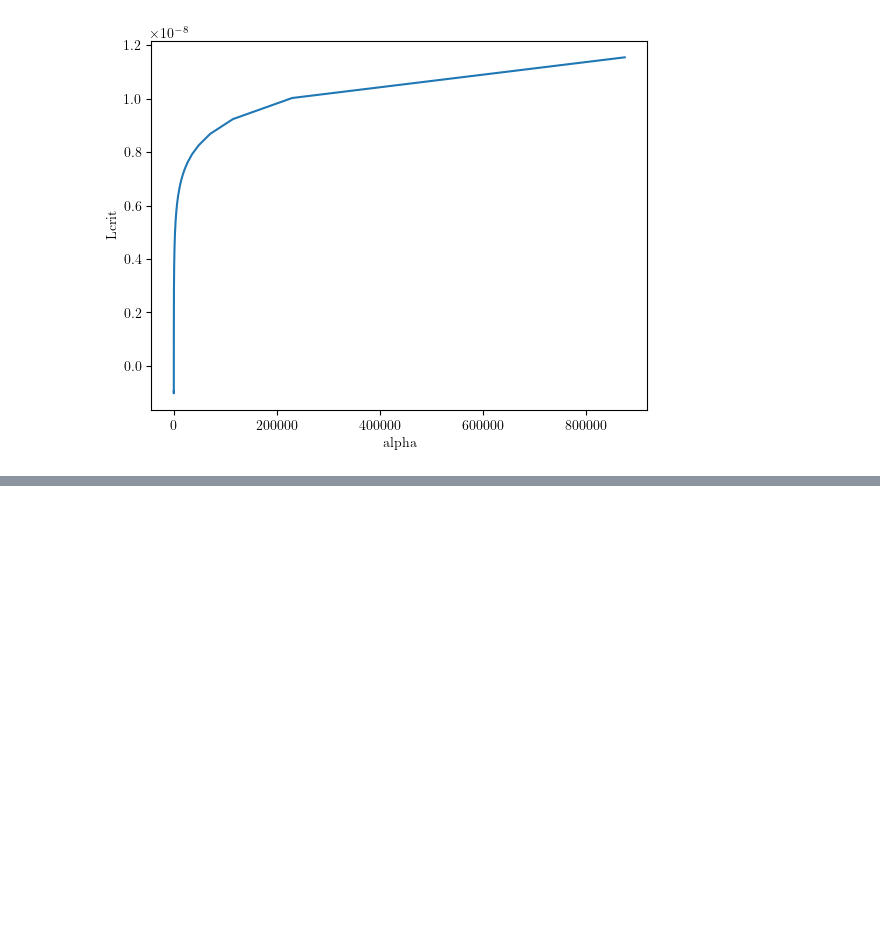
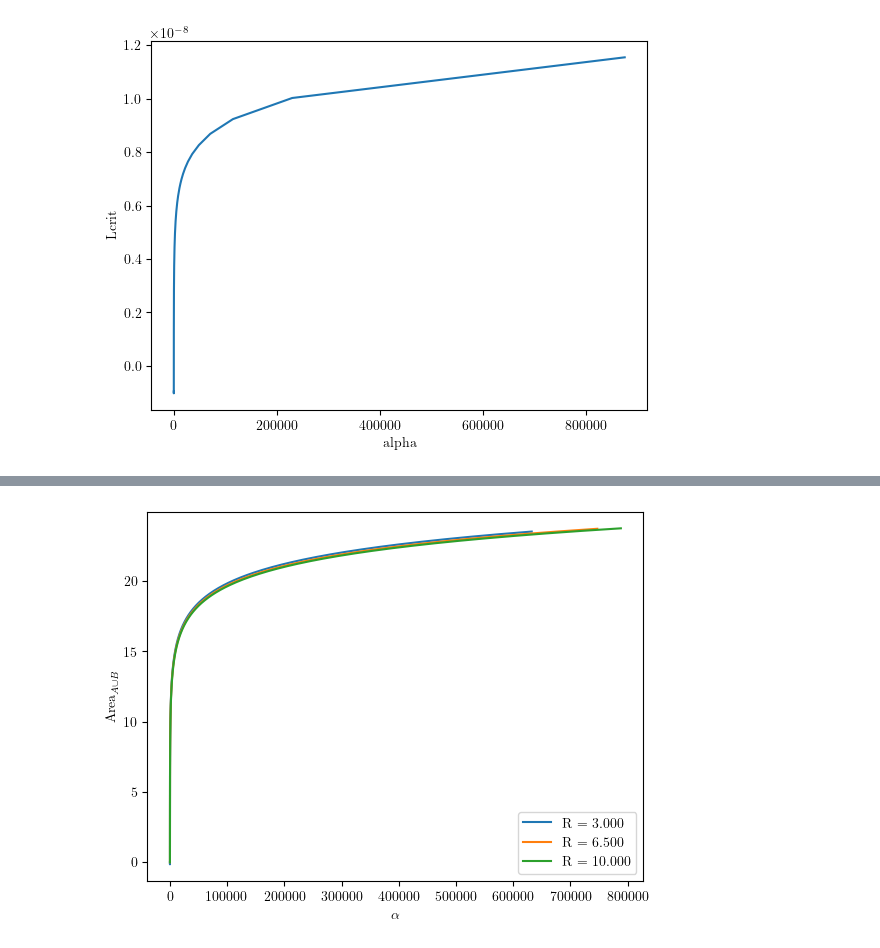
Before and after one commit to Bkorotko03/HoloProj, a Jupyter notebook: PertRNBH260128.ipynb, the cells around one changed output, grey strips where cells are left out. Cells and saved outputs as stored; diff of their text form; code cells hidden in the pictures; blank space fills up the shorter version.

```diff
--- a/PertRNBH260128.ipynb
+++ b/PertRNBH260128.ipynb
@@ -387,3 +437,20 @@ def genShockPlot(Rmin,Rmax,Rnum,Rtyp='lin'):
     else:
         print('Invalid Rtyp, use lin or log')
         return 0
+
+    for R in Rgrid:
+        r0grid = np.logspace(np.log10(r0min),np.log10(0.999*R),num)
+        alphagrid = alpha(r0grid,R)
+        areaInt = shockArea(r0grid,R)
+        plt.plot(alphagrid,areaInt,label=f'R = {R:.3f}')
+
+    plt.xlabel(r'$\alpha$')
+    plt.ylabel(r'Area$_{A \cup B}$')
+    plt.legend()
+    # plt.semilogx()
+    # plt.semilogy()
+    plt.show()
+# %%
+genShockPlot(3,10,3)
+# %% [output]
+[figure, added]
```
Also changed, not shown: parts of 21 cells of this notebook.
